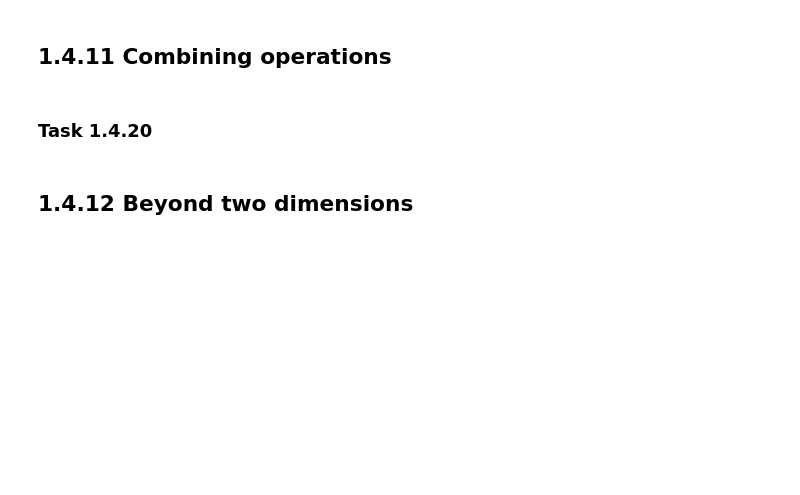
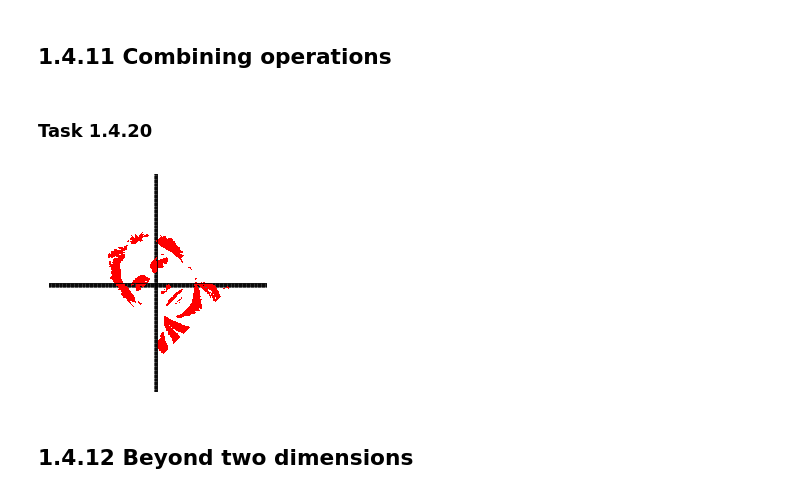
Before and after one commit to vqmalic/learn, a Jupyter notebook: books/klein/Chapter 01 - The Field.ipynb, the cells around one changed output. Saved outputs shown, nothing was run; the diff lists cells and outputs as text; code cells hidden in the pictures; blank space fills up the shorter version.

```diff
--- a/books/klein/Chapter 01 - The Field.ipynb
+++ b/books/klein/Chapter 01 - The Field.ipynb
@@ -285,6 +289,10 @@ plot(center_points(pts), len(data))
 ## 1.4.11 Combining operations
 # %% [markdown]
 ### Task 1.4.20
+# %%
+plot({pt * e ** ((pi/4)* 1j) for pt in center_points(pts)}, len(data))
+# %% [output]
+[figure, added]
 # %% [markdown]
 ## 1.4.12 Beyond two dimensions
 # %% [markdown]
```
Also changed, not shown: parts of 17 cells of this notebook.
